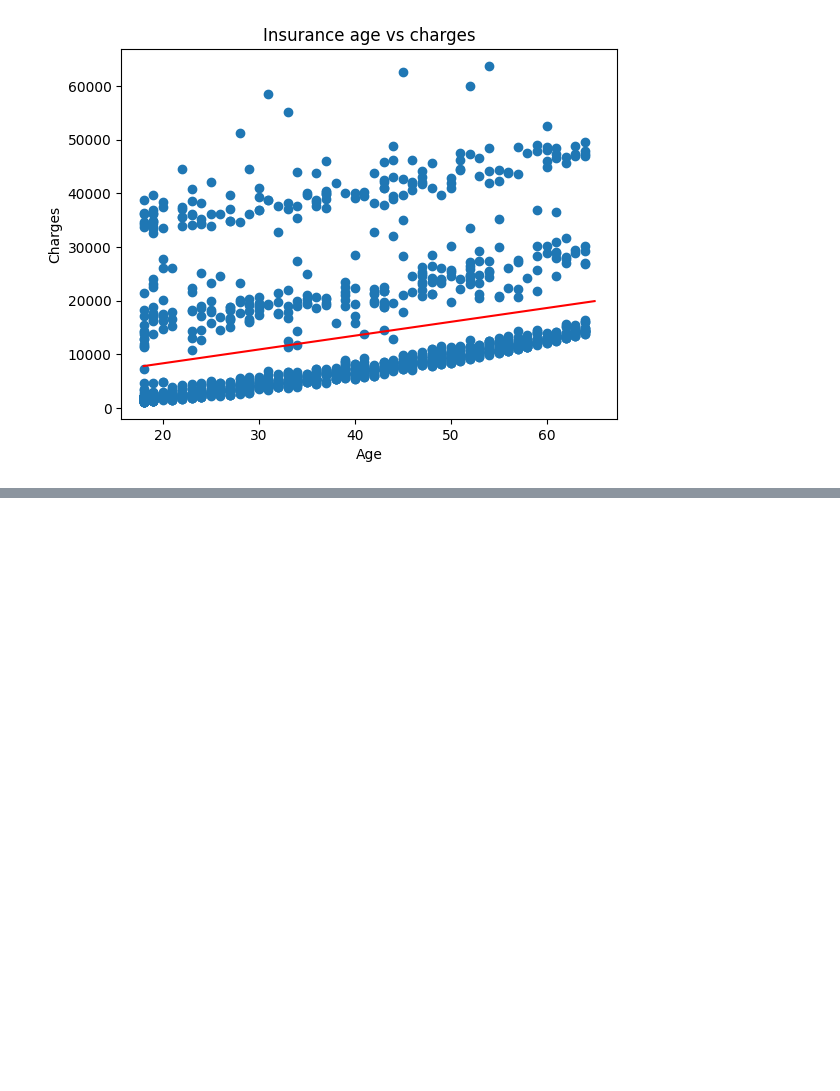
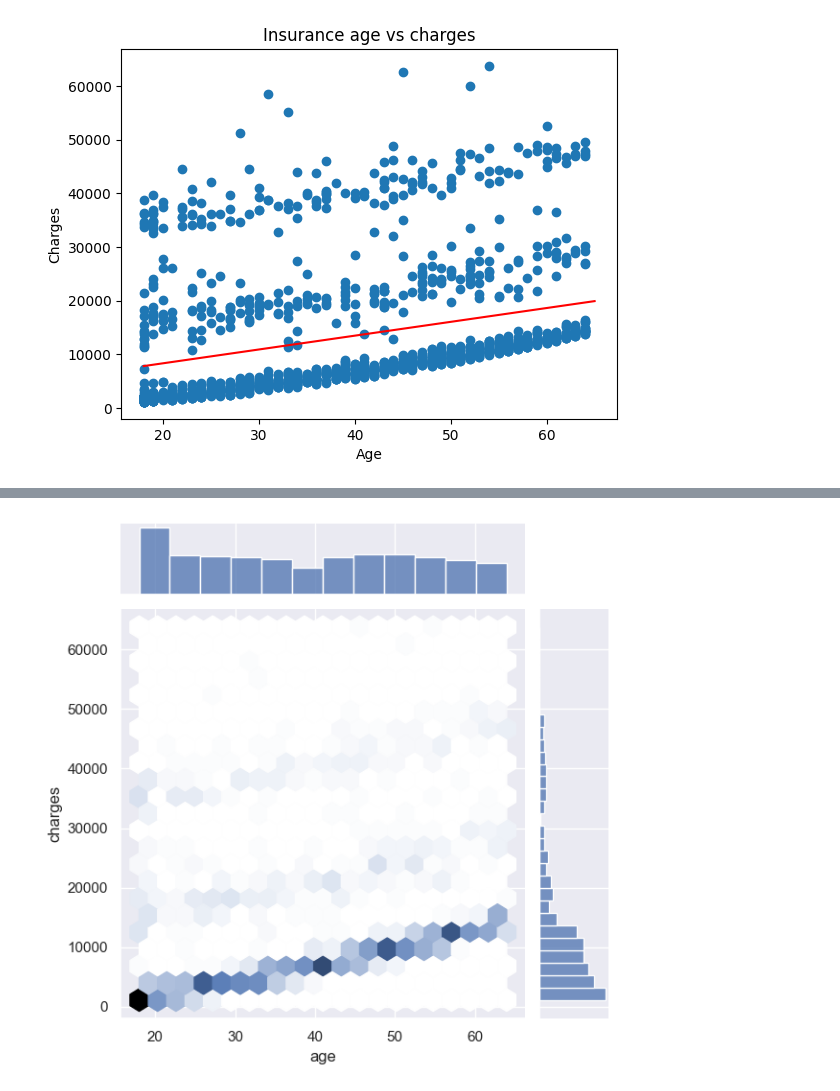
Before and after one commit to shashwatsrii/Machine_Learning, a Jupyter notebook: Data Analysis/Bivariate Stats/Bivariate_Num_Num.ipynb, the cells around one changed output, grey strips where cells are left out. Saved outputs shown, nothing was run; the diff lists cells and outputs as text; code cells hidden in the pictures; blank space fills up the shorter version.

```diff
--- a/Data Analysis/Bivariate Stats/Bivariate_Num_Num.ipynb
+++ b/Data Analysis/Bivariate Stats/Bivariate_Num_Num.ipynb
@@ -151,0 +174,4 @@ from statsmodels.stats.diagnostic import het_breuschpagan
+# %%
+sns.jointplot(x="age", y="charges", data=df,kind='hex');
+# %% [output]
+[figure, added]
```
Also changed, not shown: parts of 8 cells of this notebook, 6 other files.
